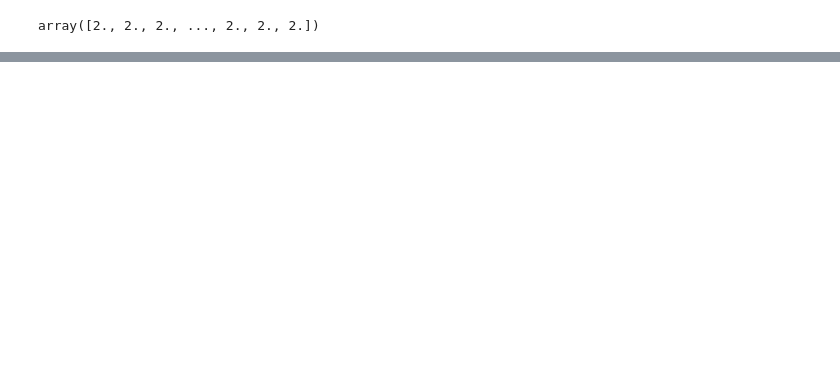
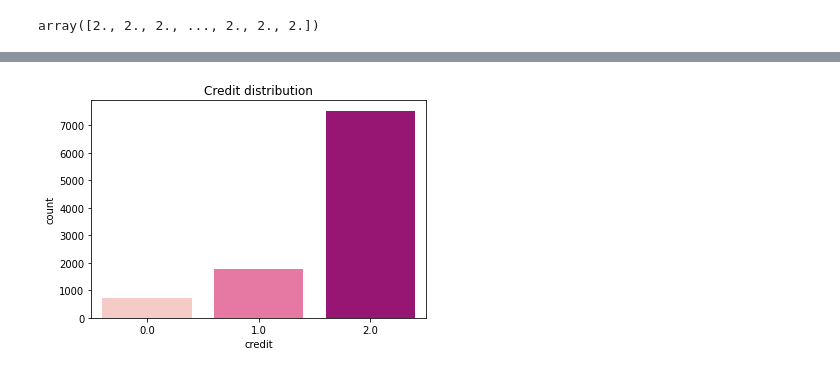
Before and after one commit to SungaHwang/ML_practice, a Jupyter notebook: LDA,QDA_신용카드연체예측.ipynb, the cells around one changed output, grey strips where cells are left out. Saved outputs shown, nothing was run; the diff lists cells and outputs as text; code cells hidden in the pictures; blank space fills up the shorter version.

```diff
--- a/LDA,QDA_신용카드연체예측.ipynb
+++ b/LDA,QDA_신용카드연체예측.ipynb
@@ -443,0 +471,5 @@ accuracy:0.6469
+# %%
+grid_LDA = GridSearchCV(LDA, param_grid = params, scoring = 'accuracy')
+grid_LDA.fit(X_train,y_train)
+print('최적 하이퍼 파라미터:{0}, 최적 평균 정확도:{1:.4f}'.format(grid_LDA.best_params_,
+                                                 grid_LDA.best_score_))
@@ -455,0 +502,5 @@ accuracy:0.6422
+# %%
+from sklearn.ensemble import RandomForestClassifier
+rf = RandomForestClassifier()
+rf.fit(X_train,y_train)
+rf_preds = rf.predict(X_test)
@@ -455,0 +538,7 @@ accuracy:0.6422
+# %%
+rf_preds_final = rf.predict(test)
+# %%
+# submission.csv 생성
+submission['credit'] = rf_preds_final
+submission.to_csv('submission.csv', index=False)
+submission
@@ -455,0 +559,6 @@ accuracy:0.6422
+# %%
+sns.countplot(data=submission, x="credit",palette="RdPu")
+plt.title('Credit distribution')
+plt.show()
+# %% [output]
+[figure, added]
```
Also changed, not shown: parts of 31 cells of this notebook.
